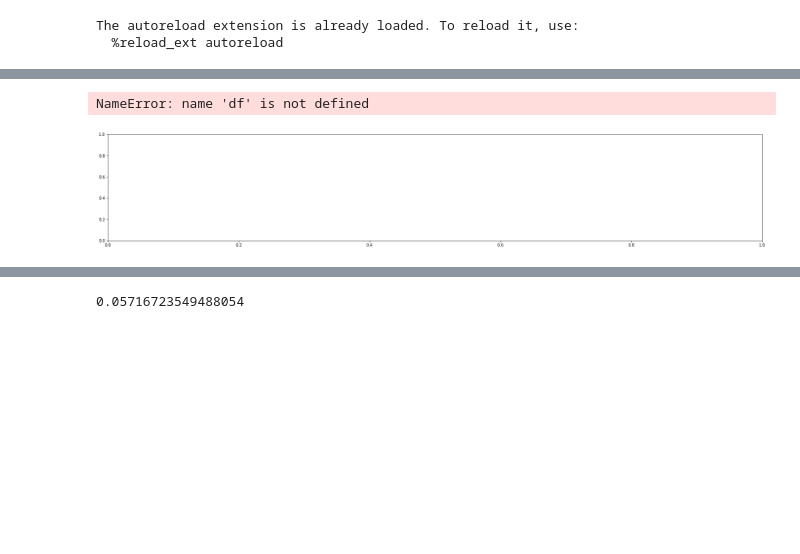
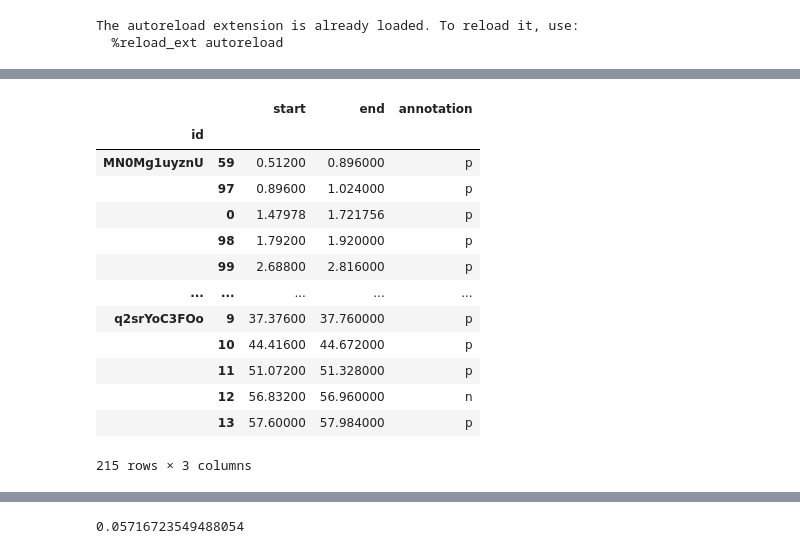
Before and after one commit to jonnor/brewing-audio-event-detection, a Jupyter notebook: notebooks/Explore.ipynb, the cells around one changed output, grey strips where cells are left out. Saved outputs shown, nothing was run; the diff lists cells and outputs as text; code cells hidden in the pictures; blank space fills up the shorter version.

```diff
--- a/notebooks/Explore.ipynb
+++ b/notebooks/Explore.ipynb
@@ -182,9 +226,0 @@ Events gotten 24 104.34782608695652 %
-# %%
-
-fig, ax = plt.subplots(1, figsize=(30, 5))
-df.plot(ax=ax, y='dist', x='time')
-ax.axhline(y=-0.75, color='red')
-plot_time_spans(ax, lab, color='green', alpha=0.5)
-# %% [output]
-NameError: name 'df' is not defined
-[figure, removed]
@@ -193,0 +227,42 @@ labels.write(lab, 'labels2.txt')
+# %%
+label_dir = os.path.join(data_dir, 'labels')
+
+def get_id_from_labelpath(p):
+    f = os.path.basename(p)
+    prefix, id = f.split('.')
+    assert prefix == 'labels', prefix
+    return id
+
+def load_labels(label_dir):
+
+    paths = [ os.path.join(label_dir, f) for f in os.listdir(label_dir) ]
+
+    ids = list(map(get_id_from_labelpath, paths))
+
+    files = pandas.DataFrame({
+        'path': paths,
+        'id': ids,
+    }).set_index('id')
+
+    labels = files.groupby(by='id').apply(lambda r: brewaed.labels.read(r.path.iloc[0]))
+
+    return labels
+
+ll = load_labels(label_dir)
+ll
+#brewaed.labels.read(ll.path.iloc[0])
+# %% [output]
+|  |  | start | end | annotation |
+| id |  |  |  |  |
+| MN0Mg1uyznU | 59 | 0.51200 | 0.896000 | p |
+|  | 97 | 0.89600 | 1.024000 | p |
+|  | 0 | 1.47978 | 1.721756 | p |
+|  | 98 | 1.79200 | 1.920000 | p |
+|  | 99 | 2.68800 | 2.816000 | p |
+| ... | ... | ... | ... | ... |
+| q2srYoC3FOo | 9 | 37.37600 | 37.760000 | p |
+|  | 10 | 44.41600 | 44.672000 | p |
+|  | 11 | 51.07200 | 51.328000 | p |
+|  | 12 | 56.83200 | 56.960000 | n |
+|  | 13 | 57.60000 | 57.984000 | p |
+215 rows × 3 columns
```
Also changed, not shown: parts of 9 cells of this notebook, 7 other files.
